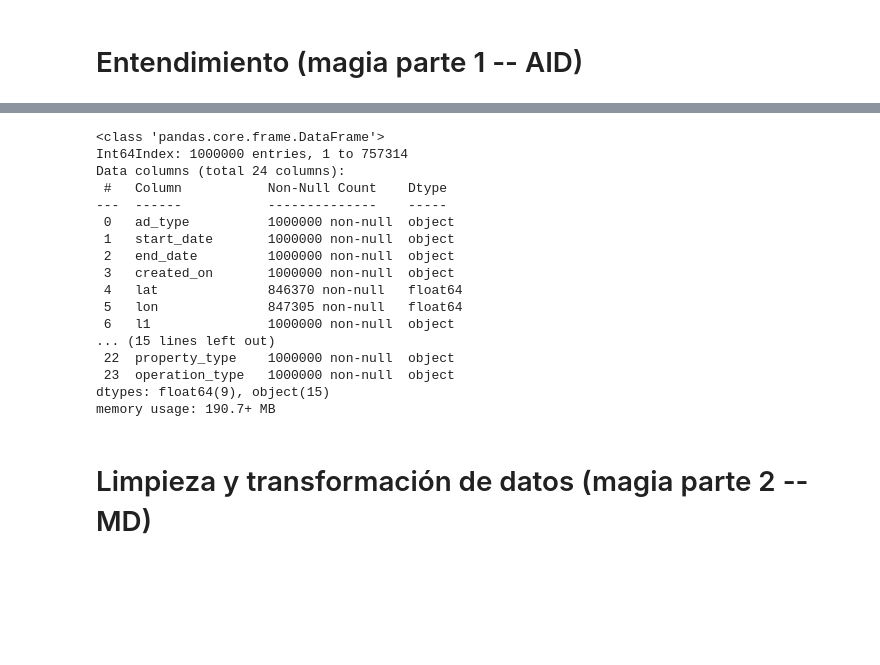
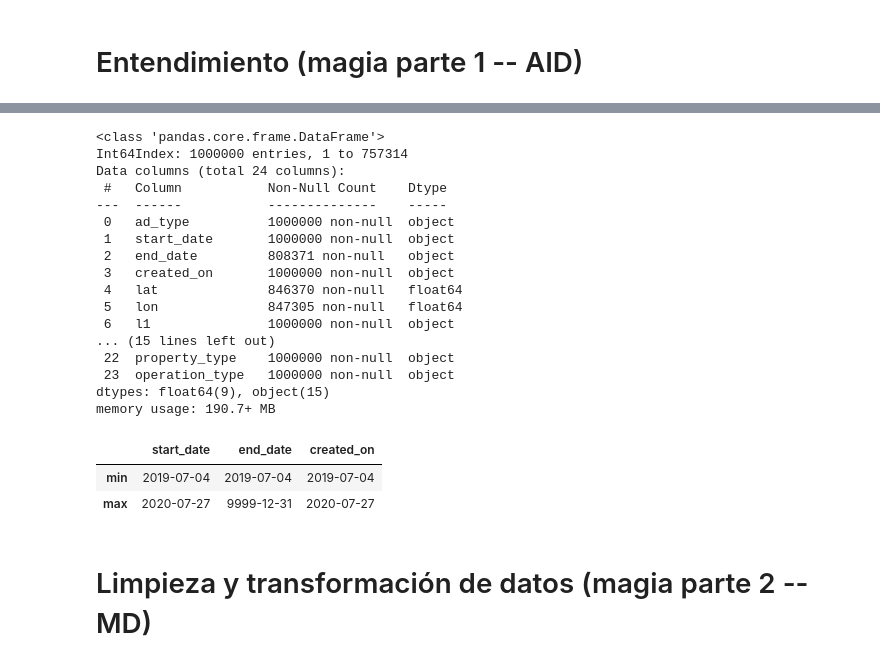
Before and after one commit to josesg998/competencia_properati, a Jupyter notebook: TP_Individual.ipynb, the cells around one changed output, grey strips where cells are left out. Drawn from its saved outputs; the diff is of its cells as text; code cells hidden in the pictures; blank space fills up the shorter version.

```diff
--- a/TP_Individual.ipynb
+++ b/TP_Individual.ipynb
@@ -48,7 +53,5 @@ df_train.head(3)
 # %% [markdown]
 # Entendimiento (magia parte 1 -- AID)
-# %%
-df = pd.concat((df_train,df_test))
 # %%
 df_train.describe(include='all').T
 # %% [output]
@@ -119,7 +82,7 @@ Data columns (total 24 columns):
 ---  ------           --------------    -----
  0   ad_type          1000000 non-null  object
  1   start_date       1000000 non-null  object
- 2   end_date         1000000 non-null  object
+ 2   end_date         808371 non-null   object
  3   created_on       1000000 non-null  object
  4   lat              846370 non-null   float64
  5   lon              847305 non-null   float64
@@ -129,5 +92,13 @@ Data columns (total 24 columns):
  23  operation_type   1000000 non-null  object
 dtypes: float64(9), object(15)
 memory usage: 190.7+ MB
+# %%
+df.agg({'start_date':['min','max'],
+        'end_date':['min','max'],
+        'created_on':['min','max']})
+# %% [output]
+|  | start_date | end_date | created_on |
+| min | 2019-07-04 | 2019-07-04 | 2019-07-04 |
+| max | 2020-07-27 | 9999-12-31 | 2020-07-27 |
 # %% [markdown]
 # Limpieza y transformación de datos (magia parte 2 -- MD)
```
Also changed, not shown: parts of 12 cells of this notebook.
